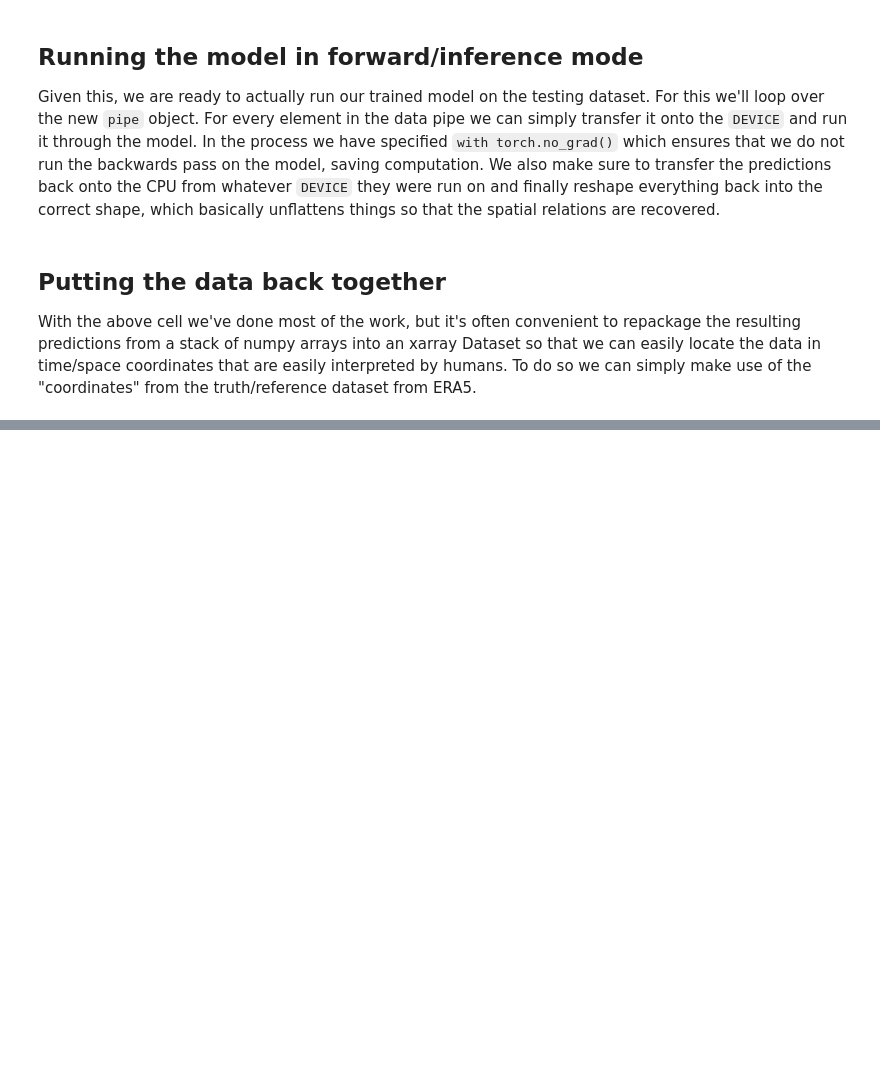
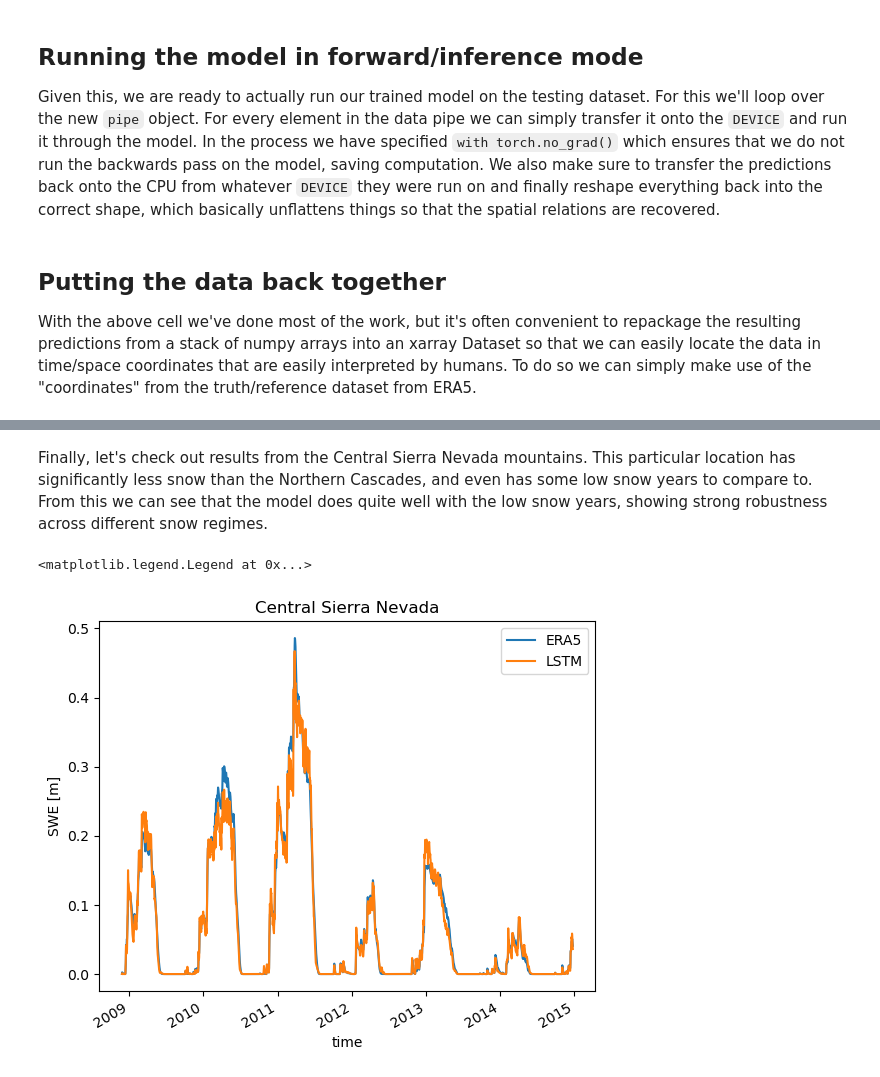
Before and after one commit to geo-smart/global_lstm_swe_modeling, a Jupyter notebook: book/3_application_on_testing_data.ipynb, the cells around one changed output, grey strips where cells are left out. Cells and saved outputs as stored; diff of their text form; code cells hidden in the pictures; blank space fills up the shorter version.

```diff
--- a/book/3_application_on_testing_data.ipynb
+++ b/book/3_application_on_testing_data.ipynb
@@ -121,5 +174,14 @@ plt.title('Northern Cascades')
+# %% [markdown]
+Finally, let's check out results from the Central Sierra Nevada mountains. This particular location has significantly less snow than the Northern Cascades, and even has some low snow years to compare to. From this we can see that the model does quite well with the low snow years, showing strong robustness across different snow regimes.
 # %%
-loc = {'lat': slice(38.5, 37.5), 'lon': slice(239.75, 240.25), }# 'method': 'nearest'}
-swe_true.sel(**loc).mean(dim=['lat', 'lon']).plot()
-(3 * swe_pred).sel(**loc).mean(dim=['lat', 'lon']).plot()
+loc = {'lat': slice(38.5, 37.5), 'lon': slice(239.75, 240.25), }
+loc_swe_true = swe_true.sel(**loc).mean(dim=['lat', 'lon'])
+loc_swe_true.plot(label='ERA5')
+loc_swe_pred = swe_pred.sel(**loc).mean(dim=['lat', 'lon'])
+loc_swe_pred.plot(label='LSTM')
 plt.title('Central Sierra Nevada')
+plt.ylabel('SWE [m]')
+plt.legend()
+# %% [output]
+<matplotlib.legend.Legend at 0x...>
+[figure, added]
```
Also changed, not shown: parts of 19 cells of this notebook, 11 other files.
